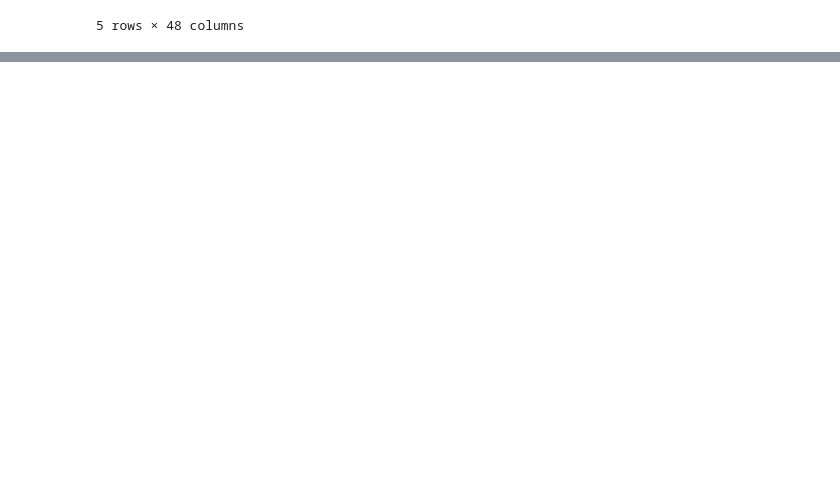
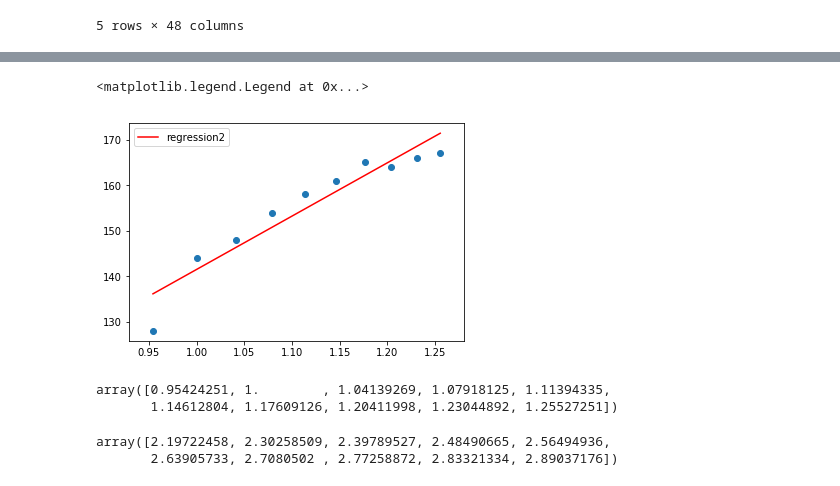
Before and after one commit to slieb74/NFL-Betting-Data, a Jupyter notebook: nfl_betting_data.ipynb, the cells around one changed output, grey strips where cells are left out. Saved outputs shown, nothing was run; the diff lists cells and outputs as text; code cells hidden in the pictures; blank space fills up the shorter version.

```diff
--- a/nfl_betting_data.ipynb
+++ b/nfl_betting_data.ipynb
@@ -373,0 +405,20 @@ df.to_csv('nfl_betting_df.csv')
+# %%
+x = np.log10(ages)
+y = [117.2*age + 24.3 for age in x]
+
+plt.scatter(x,avg_heights)
+plt.plot(x,y,label='regression2',c='r')
+plt.legend()
+# %% [output]
+<matplotlib.legend.Legend at 0x...>
+[figure, added]
+# %%
+np.log10(ages)
+# %% [output]
+array([0.95424251, 1.        , 1.04139269, 1.07918125, 1.11394335,
+       1.14612804, 1.17609126, 1.20411998, 1.23044892, 1.25527251])
+# %%
+np.log(ages)
+# %% [output]
+array([2.19722458, 2.30258509, 2.39789527, 2.48490665, 2.56494936,
+       2.63905733, 2.7080502 , 2.77258872, 2.83321334, 2.89037176])
```
Also changed, not shown: parts of 2 cells of this notebook.
